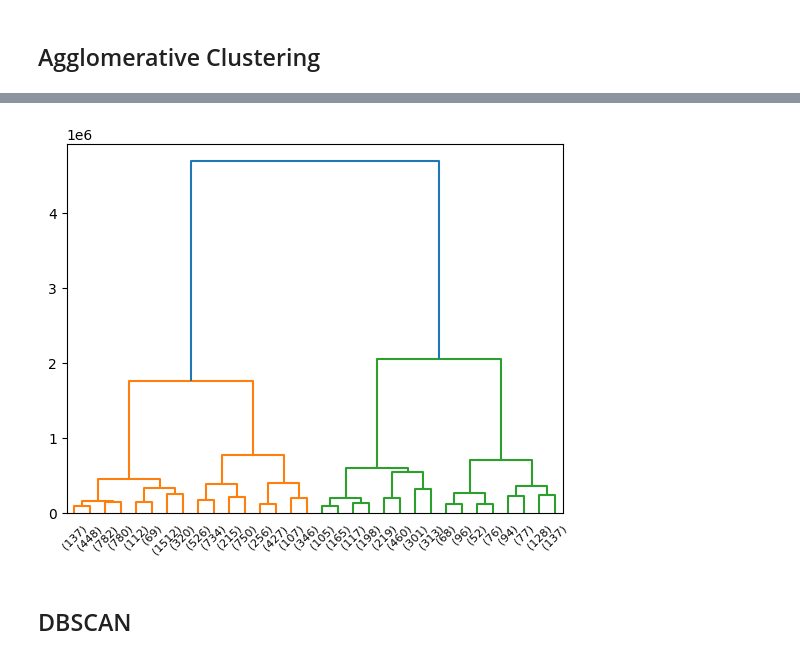
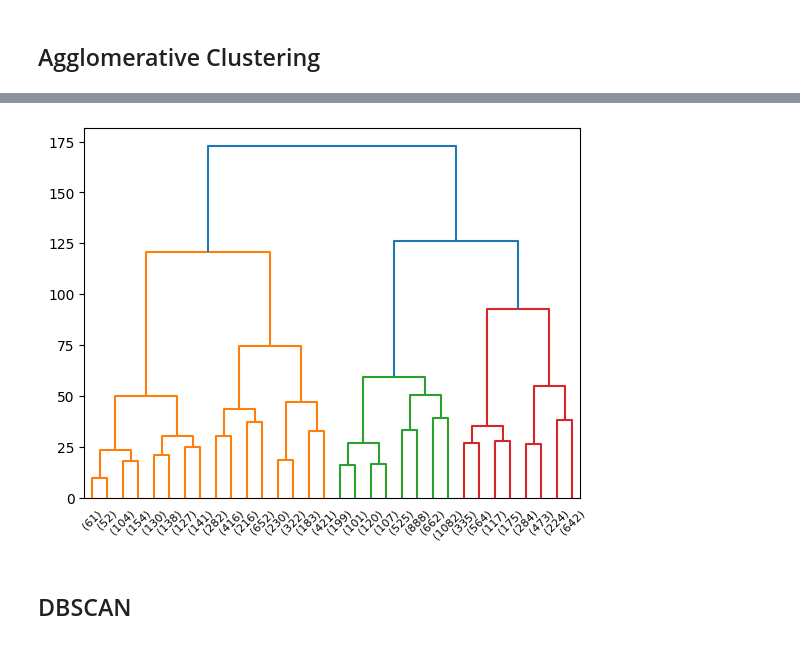
Before and after one commit to bazlooka/elfak-machine-learning, a Jupyter notebook: project 2/notebook.ipynb, the cells around one changed output, grey strips where cells are left out. Saved outputs shown, nothing was run; the diff lists cells and outputs as text; code cells hidden in the pictures.

```diff
--- a/project 2/notebook.ipynb
+++ b/project 2/notebook.ipynb
@@ -136,7 +134,7 @@ marital_status: ['Married' 'Single' 'Unknown' 'Divorced']
 # %%
 import numpy as np
 import pandas as pd
-from sklearn.preprocessing import OrdinalEncoder, OneHotEncoder
+from sklearn.preprocessing import OrdinalEncoder, OneHotEncoder, LabelEncoder
 
 X = df.copy()
 
@@ -149,7 +147,7 @@ num_c=num_cols = X.drop(columns=gender_col + education_col + marital_col).column
 num_cols = X.drop(columns=gender_col + education_col + marital_col).columns.tolist()
 X_num = X[num_cols].to_numpy(dtype=float)
 
-gender_encoder = OrdinalEncoder(categories=[["M", "F"]])
+gender_encoder = LabelEncoder(categories=[["M", "F"]])
 education_encoder = OrdinalEncoder(categories=[[
     "Uneducated",
     "High School",
@@ -486,15 +485,16 @@ plot_before_after("StandardScaler")
 # %%
 from sklearn.decomposition import PCA
 
+X_scaled_test = StandardScaler().fit_transform(df)
+
 pca = PCA()
-pca.fit(df)
-data_pca = pca.transform(df)
+pca.fit(X_scaled_test)
 plt.figure(figsize=(10, 5))
 plt.plot(np.cumsum(pca.explained_variance_ratio_))
 plt.xlabel('Number of components')
 plt.ylabel('Cumulative explained variance')
 plt.show()
 
-pca = PCA(n_components=2)
-X_pca = pca.fit_transform(df)
+pca = PCA(n_components=3)
+X_pca = pca.fit_transform(X_scaled_test)
 # %% [output]
@@ -520,10 +518,9 @@ plt.show()
 # %%
 import scipy.cluster.hierarchy as sch
 
-X = df.values
-dendrogram = sch.dendrogram(sch.linkage(X, method='ward'), truncate_mode='level', p=4)
+dendrogram = sch.dendrogram(sch.linkage(X_pca, method='ward'), truncate_mode='level', p=4)
 # %% [output]
-[figure, old version]
+[figure, new version]
 # %% [markdown]
 ## DBSCAN
 # %%
```
Also changed, not shown: parts of 10 cells of this notebook, 1 other file.
